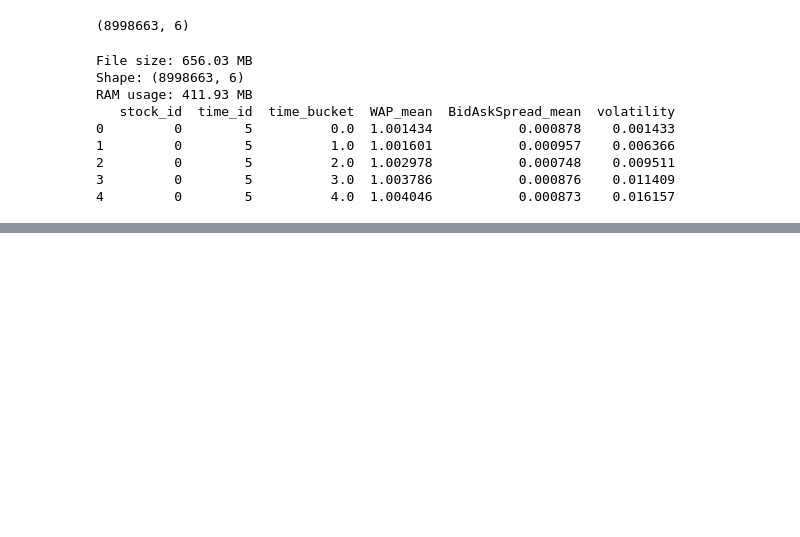
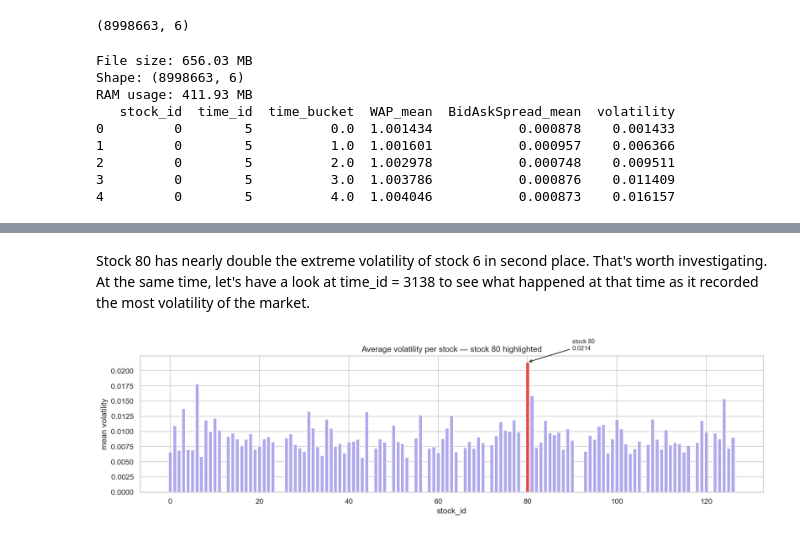
Before and after one commit to ji1isu/DATA3888G08, a Jupyter notebook: asst.ipynb, the cells around one changed output, grey strips where cells are left out. Drawn from its saved outputs; the diff is of its cells as text; code cells hidden in the pictures; blank space fills up the shorter version.

```diff
--- a/asst.ipynb
+++ b/asst.ipynb
@@ -105,0 +162,30 @@ RAM usage: 411.93 MB
+# %% [markdown]
+Stock 80 has nearly double the extreme volatility of stock 6 in second place. That's worth investigating. At the same time, let's have a look at time_id = 3138 to see what happened at that time as it recorded the most volatility of the market.
+# %%
+avg_vol = df.groupby('stock_id')['volatility'].mean().reset_index()
+
+# Create color list manually
+colors = ['#E24B4A' if sid == 80 else '#AFA9EC' for sid in avg_vol['stock_id']]
+
+plt.figure(figsize=(14, 4))
+sns.set_theme(style='whitegrid')
+
+# Use matplotlib bar directly — more reliable for custom colors
+plt.bar(avg_vol['stock_id'], avg_vol['volatility'], color=colors, width=0.8)
+
+plt.title('Average volatility per stock — stock 80 highlighted')
+plt.xlabel('stock_id')
+plt.ylabel('mean volatility')
+
+# Add annotation on stock 80
+stock80_val = avg_vol[avg_vol['stock_id'] == 80]['volatility'].values[0]
+plt.annotate(f'stock 80\n{stock80_val:.4f}',
+             xy=(80, stock80_val),
+             xytext=(90, stock80_val + 0.002),
+             arrowprops=dict(arrowstyle='->', color='black'),
+             fontsize=9)
+
+plt.tight_layout()
+plt.show()
+# %% [output]
+[figure, added]
```
Also changed, not shown: parts of 17 cells of this notebook.
